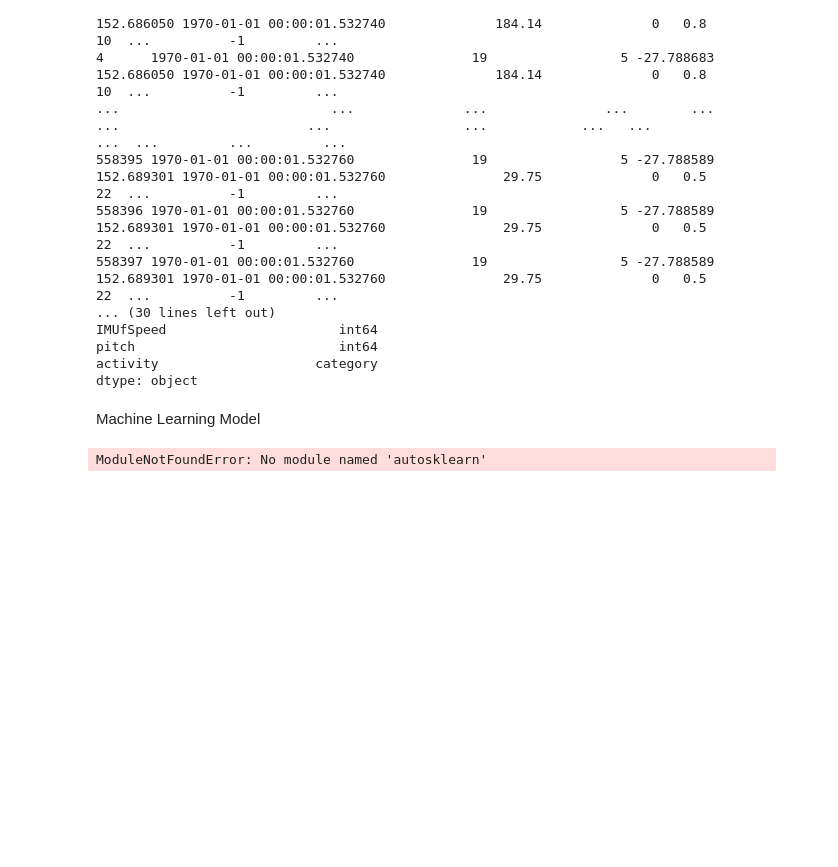
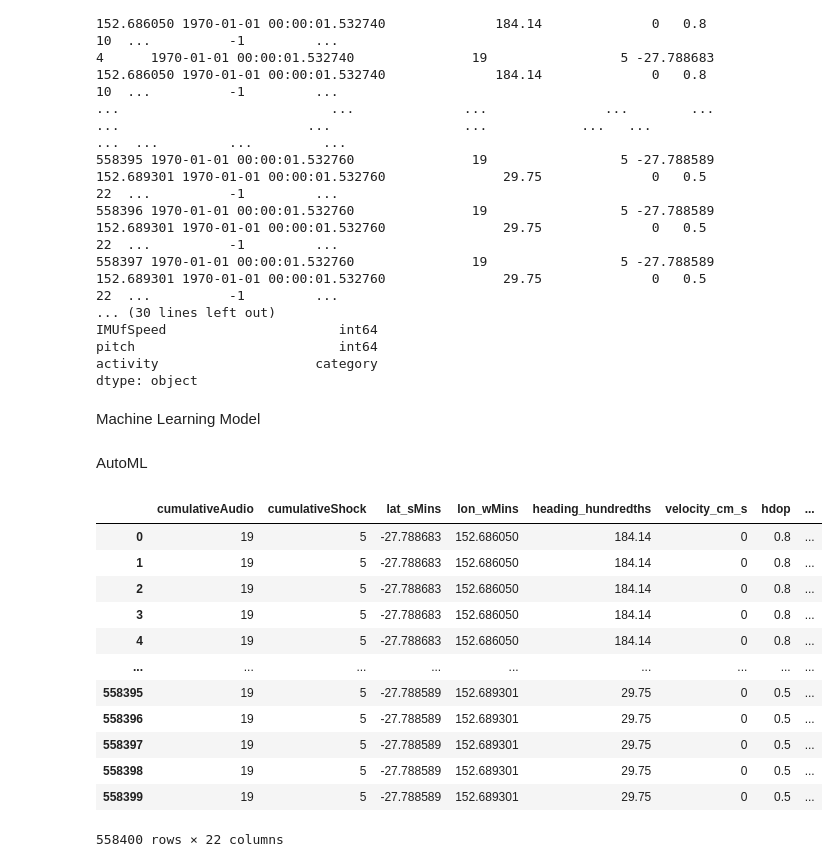
Before and after one commit to tgpraveen/agritech-iot-ml, a Jupyter notebook: code/Exploratory Data Analysis.ipynb, the cells around one changed output. Drawn from its saved outputs; the diff is of its cells as text; code cells hidden in the pictures; blank space fills up the shorter version.

Commit message:
AutoML code block added and other minor bugfixes.

```diff
--- a/code/Exploratory Data Analysis.ipynb
+++ b/code/Exploratory Data Analysis.ipynb
@@ -67,28 +69,21 @@ profiling_report = ProfileReport(df.sample(n=100000), minimal=True)
 profiling_report.to_file(output_file='../analysis_outputs/profiling_report_output_minimalTrue.html')
 # %% [markdown]
 Machine Learning Model
-# %%
-# print autosklearn version
-import autosklearn
-print('autosklearn: %s' % autosklearn.__version__)
-
-# example of auto-sklearn for a classification dataset
-from sklearn.model_selection import train_test_split
-from sklearn.metrics import accuracy_score
-from autosklearn.classification import AutoSklearnClassifier
-# define dataset
-X, y = df.loc[:, df.columns != 'activity'], df['activity']
-# split into train and test sets
-X_train, X_test, y_train, y_test = train_test_split(X, y, test_size=0.33, random_state=1)
-# define search
-model = AutoSklearnClassifier(time_left_for_this_task=2*60, per_run_time_limit=30, n_jobs=8)
-# perform the search
-model.fit(X_train, y_train)
-# summarize
-print(model.sprint_statistics())
-# evaluate best model
-y_hat = model.predict(X_test)
-acc = accuracy_score(y_test, y_hat)
-print("Accuracy: %.3f" % acc)
-# %% [output]
-ModuleNotFoundError: No module named 'autosklearn'
+# %% [markdown]
+AutoML
+# %%
+df.drop(['UnixTime', 'gps_unixTime'], axis = 1)
+# %% [output]
+|  | cumulativeAudio | cumulativeShock | lat_sMins | lon_wMins | heading_hundredths | velocity_cm_s | hdop | ... |
+| 0 | 19 | 5 | -27.788683 | 152.686050 | 184.14 | 0 | 0.8 | ... |
+| 1 | 19 | 5 | -27.788683 | 152.686050 | 184.14 | 0 | 0.8 | ... |
+| 2 | 19 | 5 | -27.788683 | 152.686050 | 184.14 | 0 | 0.8 | ... |
+| 3 | 19 | 5 | -27.788683 | 152.686050 | 184.14 | 0 | 0.8 | ... |
+| 4 | 19 | 5 | -27.788683 | 152.686050 | 184.14 | 0 | 0.8 | ... |
+| ... | ... | ... | ... | ... | ... | ... | ... | ... |
+| 558395 | 19 | 5 | -27.788589 | 152.689301 | 29.75 | 0 | 0.5 | ... |
+| 558396 | 19 | 5 | -27.788589 | 152.689301 | 29.75 | 0 | 0.5 | ... |
+| 558397 | 19 | 5 | -27.788589 | 152.689301 | 29.75 | 0 | 0.5 | ... |
+| 558398 | 19 | 5 | -27.788589 | 152.689301 | 29.75 | 0 | 0.5 | ... |
+| 558399 | 19 | 5 | -27.788589 | 152.689301 | 29.75 | 0 | 0.5 | ... |
+558400 rows × 22 columns
```
Also changed, not shown: parts of 5 cells of this notebook, 1 other file.
